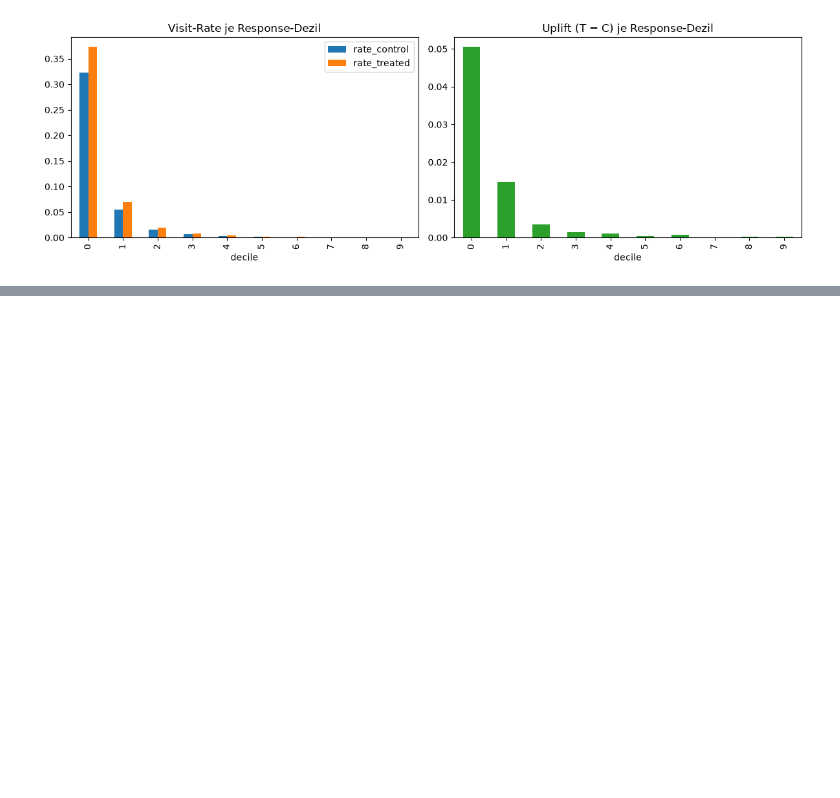
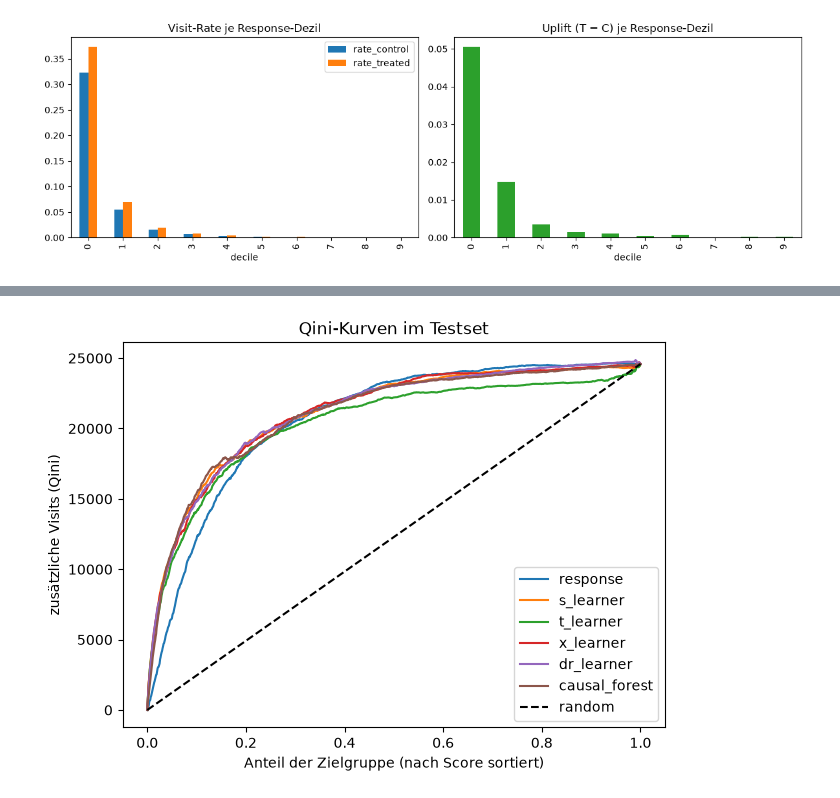
Before and after one commit to ZhengNetLab/uplift-modeling, a Jupyter notebook: notebooks/03_uplift_models.ipynb, the cells around one changed output, grey strips where cells are left out. Cells and saved outputs as stored; diff of their text form; code cells hidden in the pictures; blank space fills up the shorter version.

```diff
--- a/notebooks/03_uplift_models.ipynb
+++ b/notebooks/03_uplift_models.ipynb
@@ -258,0 +422,14 @@ pd.DataFrame(results).to_csv("../reports/model_comparison.csv", index=False)
+# %%
+# CausalForestDML (EconML), Schritt 1: Y und W per Cross-Fitting von X "bereinigen" (Residuen),
+# Schritt 2: ein Wald, der so teilt, dass sich der Effekt zwischen den Blättern möglichst stark unterscheidet
+from econml.dml import CausalForestDML
+
+sub_cf = tr.sample(1_000_000, random_state=42)   # der Wald skaliert schlechter als Boosting → kleinere Teilstichprobe
+cf = CausalForestDML(
+    model_y=LGBMClassifier(**{**LGB_PARAMS, "n_estimators": 300}),
+    model_t=LGBMClassifier(**{**LGB_PARAMS, "n_estimators": prop.best_iteration_}),
+    discrete_outcome=True, discrete_treatment=True, cv=3,
+    n_estimators=200, min_samples_leaf=500, max_samples=0.45, random_state=42)
+# cache_values: Residuen merken, damit der Wald später ohne neue Nuisance-Modelle neu angepasst werden kann
+cf.fit(sub_cf["visit"].to_numpy(), sub_cf["treatment"].to_numpy(), X=sub_cf[FEATURES].to_numpy(),
+       cache_values=True)
@@ -258,0 +438,20 @@ pd.DataFrame(results).to_csv("../reports/model_comparison.csv", index=False)
+# %%
+# Blattgröße auf dem Validierungsset wählen (wie die Baumzahl beim DR-Learner)
+# größere Blätter = mehr Nutzer pro Schätzung = glatter, aber weniger fein
+X_va = va[FEATURES].to_numpy()
+cf_va, cf_te = {}, {}
+for msl in (500, 2000, 5000):
+    if msl != cf.min_samples_leaf:
+        cf.min_samples_leaf = msl
+        cf.refit_final()          # nur der Wald, Residuen kommen aus dem Cache
+    cf_va[msl] = qini_auc(y_va, w_va, cf.effect(X_va).ravel())
+    cf_te[msl] = cf.effect(X_te.to_numpy()).ravel()
+best_msl = max(cf_va, key=cf_va.get)
+print("Qini (Validierung) je Blattgröße:", {k: round(float(v), 4) for k, v in cf_va.items()}, "→ gewählt:", best_msl)
+
+if cf.min_samples_leaf != best_msl:   # cf soll am Ende der gewählte Wald sein (für die Intervalle unten)
+    cf.min_samples_leaf = best_msl
+    cf.refit_final()
+preds["causal_forest"] = cf_te[best_msl]
+print(f"mittlerer vorhergesagter Uplift: {preds['causal_forest'].mean():.4f} | Anteil < 0: {(preds['causal_forest'] < 0).mean():.4f}")
+evaluate("causal_forest", preds["causal_forest"])
@@ -258,0 +508,7 @@ pd.DataFrame(results).to_csv("../reports/model_comparison.csv", index=False)
+# %%
+# Qini-Kurven aller Modelle im Testset
+ax = plot_qini({m: qini_curve(y_te, w_te, preds[m]) for m in preds.columns if m != "random"})
+ax.set_title("Qini-Kurven im Testset")
+ax.figure.savefig("../reports/figures/qini_curves.png", dpi=120, bbox_inches="tight")
+# %% [output]
+[figure, added]
```
Also changed, not shown: parts of 20 cells of this notebook, 3 other files.
